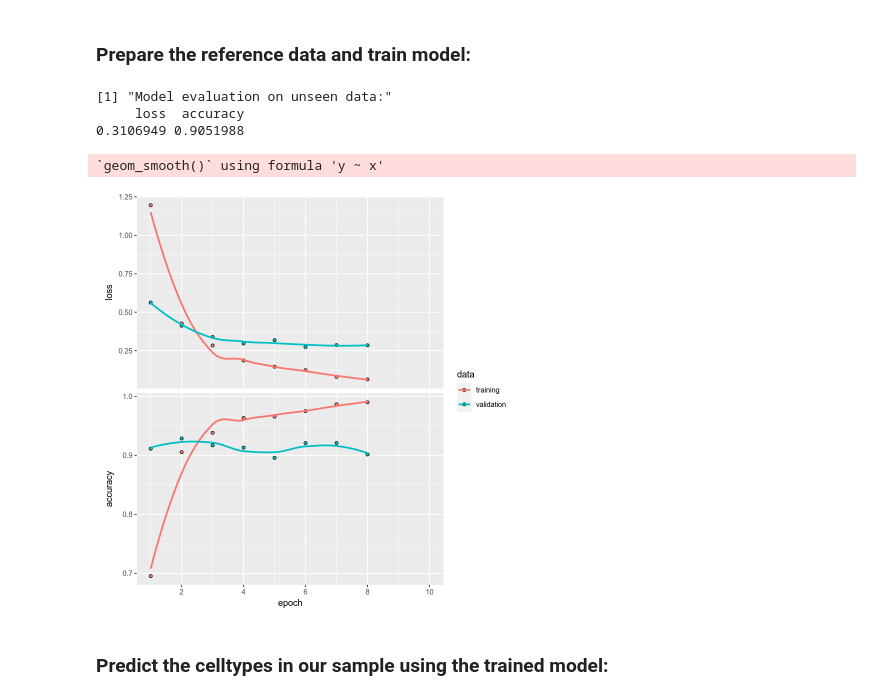
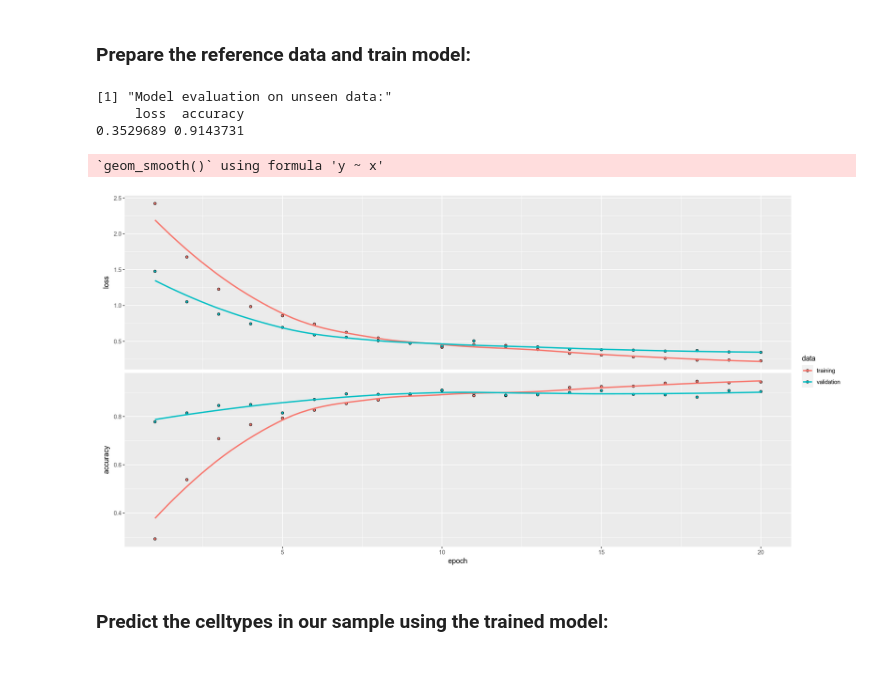
Before and after one commit to mereulab/deepscore, a Jupyter notebook: tutorials/tutorial_kidney_both_R.ipynb, the cells around one changed output. Cells and saved outputs as stored; diff of their text form; code cells hidden in the pictures; blank space fills up the shorter version.

```diff
--- a/tutorials/tutorial_kidney_both_R.ipynb
+++ b/tutorials/tutorial_kidney_both_R.ipynb
@@ -61,0 +171,19 @@ Active assay: RNA (20967 features, 800 variable features)
+# %%
+# Instantiate our model, specifying the desired features for
+# our architecture
+ds <- DeepScore(
+        hidden_nodes=c(512, 64),
+        common_features=common_genes,
+        n_labels=16,
+        epochs=15,
+        batch_size=64,
+        activation="relu",
+        dropout=TRUE,
+        dropout_rate=0.5,
+        batchnorm=TRUE,
+        lr=0.001,
+        weight_reg=TRUE
+)
+
+# Set the reference for our model and the information we want to transfer
+ds <- ds %>% set_reference(kidney.multi.comb, kidney.multi.comb$annotation, assay="RNA")
@@ -61,0 +204,7 @@ Active assay: RNA (20967 features, 800 variable features)
+# %%
+# Load the saved trained model
+ds$model <- load_model_hdf5(filepath="data/kidney_rna_model.hdf5")
+
+# Annotate our query dataset
+kidney.rna <- annotate(ds, query = kidney.rna, assay = "RNA")
+table(kidney.rna$ds_prediction)
@@ -142,5 +417,8 @@ Found 1917 genes in common
 Looking for 1067 marker genes from each label
 Found 2064 genes in common
 # %%
-common_genes <- find_refmarkers_in_genes(multi.rna.m, kidney.atac.comb, sample.assay="RNA")
+# Or find the marker genes that we have computed from the reference in all the genes
+# from our query dataset, in an iterative manenr
+common_genes <- find_refmarkers_in_genes(multi.rna.m, kidney.atac.comb,
+                                         sample.assay="RNA", target_n_genes = 5000)
 # %% [output]
@@ -151,27 +442,31 @@ Found 2101 genes in common
 # %% [markdown]
 ### Prepare the reference data and train model:
 # %%
+# Instantiate our model, specifying the desired features for
+# our architecture
 ds <- DeepScore(
         hidden_nodes=c(512, 64),
         common_features=common_genes,
         n_labels=16,
-        epochs=10,
-        batch_size=32,
+        epochs=20,
+        batch_size=64,
         activation="relu",
         dropout=TRUE,
-        dropout_rate=0.25,
+        dropout_rate=0.6,
         batchnorm=TRUE,
         lr=0.001,
         weight_reg=TRUE
 )
 
+# Set the reference for our model and the information we want to transfer
 ds <- ds %>% set_reference(kidney.multi.comb, kidney.multi.comb$annotation, assay="RNA")
 # %%
-ds <- ds %>% train()
+# Train the model
+ds <- ds %>% train(patience=5)
 # %% [output]
 [1] "Model evaluation on unseen data:"
      loss  accuracy
-0.3106949 0.9051988
+0.3529689 0.9143731
 `geom_smooth()` using formula 'y ~ x'
-[figure, old version]
+[figure, new version]
 # %%
```
Also changed, not shown: parts of 60 cells of this notebook, 3 other files.
